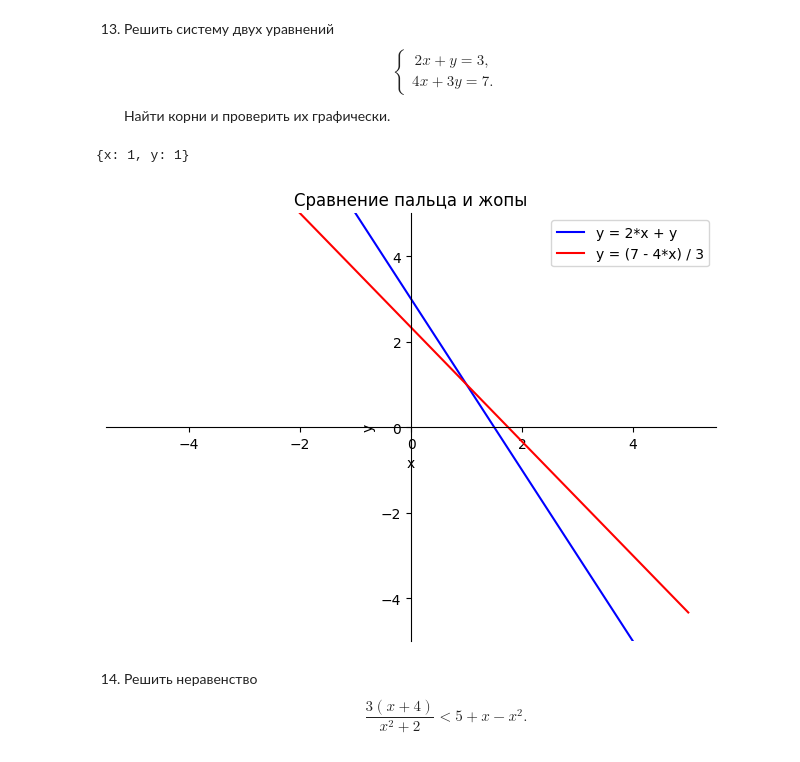
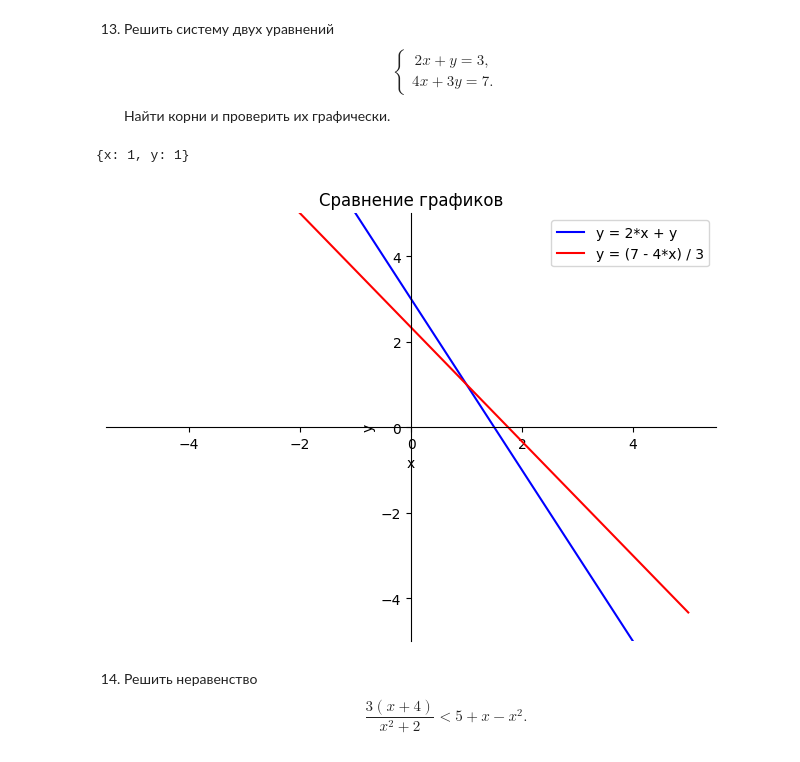
Before and after one commit to ShklyaevPlaton/mpt-course, a Jupyter notebook: python/notes/topic03/notes_ru.ipynb, the cells around one changed output. Drawn from its saved outputs; the diff is of its cells as text; code cells hidden in the pictures.

```diff
--- a/python/notes/topic03/notes_ru.ipynb
+++ b/python/notes/topic03/notes_ru.ipynb
@@ -821,33 +821,33 @@ $$\left\{\begin{matrix}
 # %%
 x, y = symbols("x y")
 expr1 = 3 - 2*x
 expr2 = (7 - 4*x) / 3
 eq1 = Eq(2*x + y, 3)
 eq2 = Eq(4*x + 3*y, 7)
 solved = solve((eq1, eq2), (x, y))
 print(solved)
 
 p = plot(
     expr1, expr2,
     (x, -5, 5),
     ylim = (-5, 5),
-    title = "Сравнение пальца и жопы",
+    title = "Сравнение графиков",
     xlabel = "x",
     ylabel = "y",
     legend = True,
     show = False,
 )
 
 p[0].line_color = "blue"
 p[0].label = "y = 2*x + y"
 
 p[1].line_color = "red"
 p[1].label = "y = (7 - 4*x) / 3"
 
 p.show()
 # %% [output]
 {x: 1, y: 1}
-[figure, old version]
+[figure, new version]
 # %% [markdown]
 14. Решить неравенство
 $$\frac{3(x+4)}{x^2+2}<5+x-x^2.$$
```
Also changed, not shown: parts of 1 cell of this notebook.
